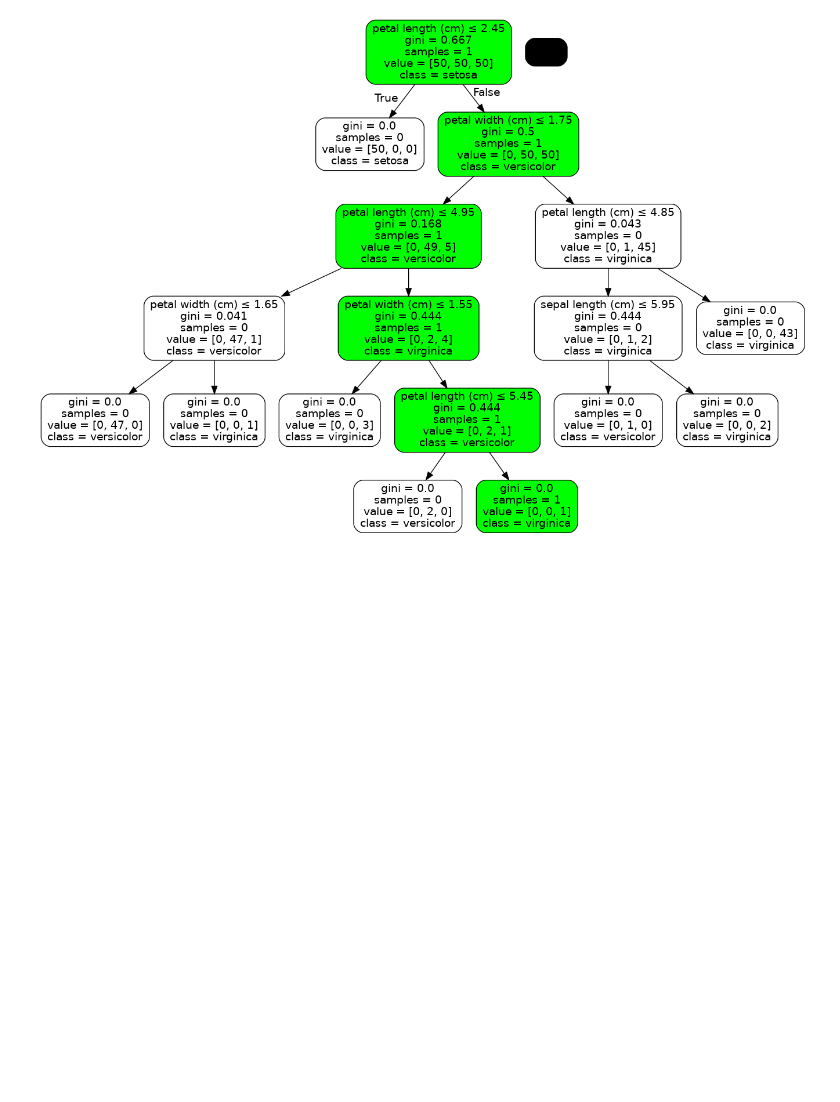
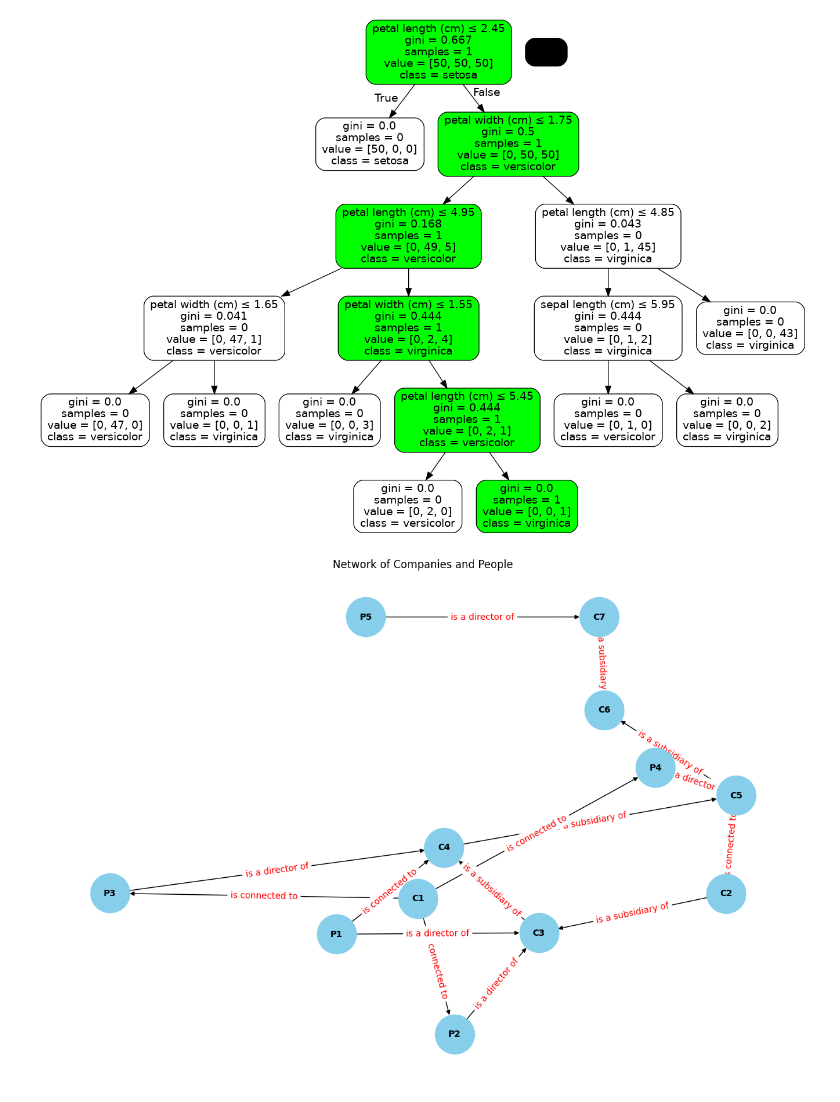
Before and after one commit to rattling/teach-ai, a Jupyter notebook: roughwork.ipynb, the cells around one changed output. Saved outputs shown, nothing was run; the diff lists cells and outputs as text; code cells hidden in the pictures; blank space fills up the shorter version.

```diff
--- a/roughwork.ipynb
+++ b/roughwork.ipynb
@@ -274,3 +274,99 @@ image_data = graph.create_png()
 display(Image(image_data))
 # %% [output]
 [figure]
+# %%
+# Import necessary libraries
+import networkx as nx
+import matplotlib.pyplot as plt
+import numpy as np
+
+# Create a directed graph
+G = nx.DiGraph()
+
+# Add nodes for people (P) and companies (C)
+people = ['P1', 'P2', 'P3', 'P4', 'P5']
+companies = ['C1', 'C2', 'C3', 'C4', 'C5', 'C6', 'C7']
+
+# Add criminal entities
+criminals = ['P1', 'C2']
+
+# Add edges to represent relationships
+relationships = [
+    ('P2', 'C3', 'is a director of'),
+    ('P3', 'C4', 'is a director of'),
+    ('P4', 'C5', 'is a director of'),
+    ('C3', 'C4', 'is a subsidiary of'),
+    ('C4', 'C5', 'is a subsidiary of'),
+    ('C5', 'C6', 'is a subsidiary of'),
+    ('C6', 'C7', 'is a subsidiary of'),
+    ('P5', 'C7', 'is a director of'),
+    ('C1', 'P2', 'is connected to'),
+    ('C1', 'P3', 'is connected to'),
+    ('C1', 'P4', 'is connected to'),
+    ('P1', 'C3', 'is a director of'),  # P1 (criminal) is indirectly connected to C1 through P2 and C3
+    ('C2', 'C3', 'is a subsidiary of'), # C2 (criminal) is indirectly connected to C1 through P2 and C3
+    ('P1', 'C4', 'is connected to'),    # Additional connections to ensure multiple short paths
+    ('C2', 'C5', 'is connected to')
+]
+
+# Add nodes and edges to the graph
+G.add_nodes_from(people, type='person')
+G.add_nodes_from(companies, type='company')
+G.add_edges_from([(u, v) for u, v, r in relationships])
+
+# Assign node attributes
+for node in G.nodes:
+    G.nodes[node]['criminal'] = node in criminals
+
+# Assign edge labels
+edge_labels = {(u, v): r for u, v, r in relationships}
+
+# Visualize the network with longer edges
+pos = nx.spring_layout(G, k=0.3)  # Adjust 'k' for longer edges
+plt.figure(figsize=(12, 8))
+nx.draw(G, pos, with_labels=True, node_color='skyblue', node_size=2000, edge_color='k', font_size=10, font_color='black', font_weight='bold')
+nx.draw_networkx_edge_labels(G, pos, edge_labels=edge_labels, font_color='red')
+plt.title("Network of Companies and People")
+plt.show()
+
+# Function to determine the level of suspicion based on weighted proximity to criminals
+def evaluate_suspicion(G, criminals):
+    suspicion = {}
+    for node in G.nodes:
+        total_weight = 0
+        for criminal in criminals:
+            try:
+                path_length = nx.shortest_path_length(G, source=node, target=criminal)
+                total_weight += 1 / (path_length + 1)
+            except nx.NetworkXNoPath:
+                continue
+        suspicion[node] = total_weight
+    return suspicion
+
+# Evaluate suspicion
+suspicion = evaluate_suspicion(G, criminals)
+
+# Print suspicion levels
+for node, level in suspicion.items():
+    print(f"Node {node} has a suspicion level of {level:.2f}")
+
+# Function to get node colors based on suspicion levels
+def get_node_colors(suspicion):
+    max_suspicion = max(suspicion.values())
+    colors = []
+    for node in suspicion:
+        color = (suspicion[node] / max_suspicion, 0, 0) if suspicion[node] > 0 else (0, 0, 1)
+        colors.append(color)
+    return colors
+
+# Get node colors based on suspicion levels
+node_colors = get_node_colors(suspicion)
+
+# Visualize the network with suspicion levels
+plt.figure(figsize=(12, 8))
+nx.draw(G, pos, with_labels=True, node_color=node_colors, node_size=2000, edge_color='k', font_size=10, font_color='black', font_weight='bold')
+nx.draw_networkx_edge_labels(G, pos, edge_labels=edge_labels, font_color='red')
+plt.title("Network of Companies and People with Suspicion Levels")
+plt.show()
+# %% [output]
+[figure, added]
```
Also changed, not shown: parts of 2 cells of this notebook, 2 other files.
